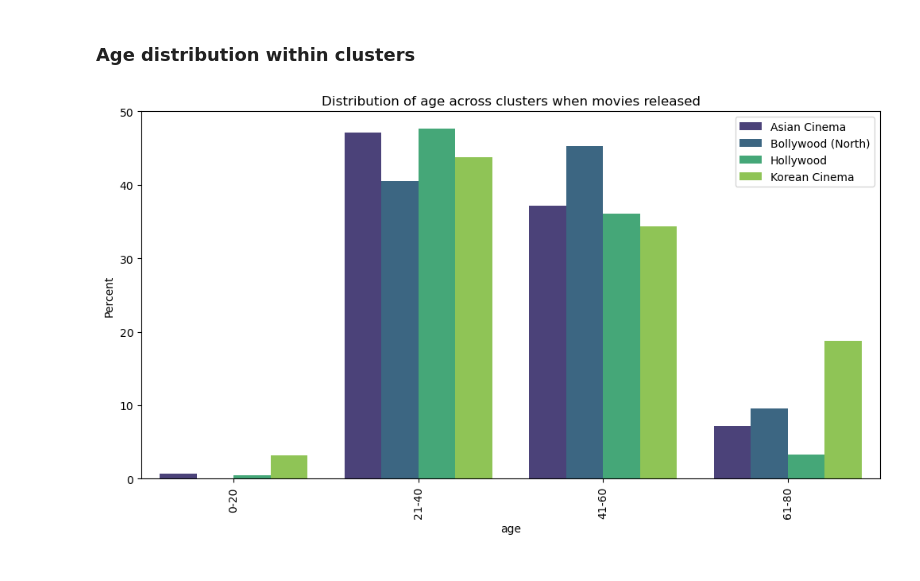
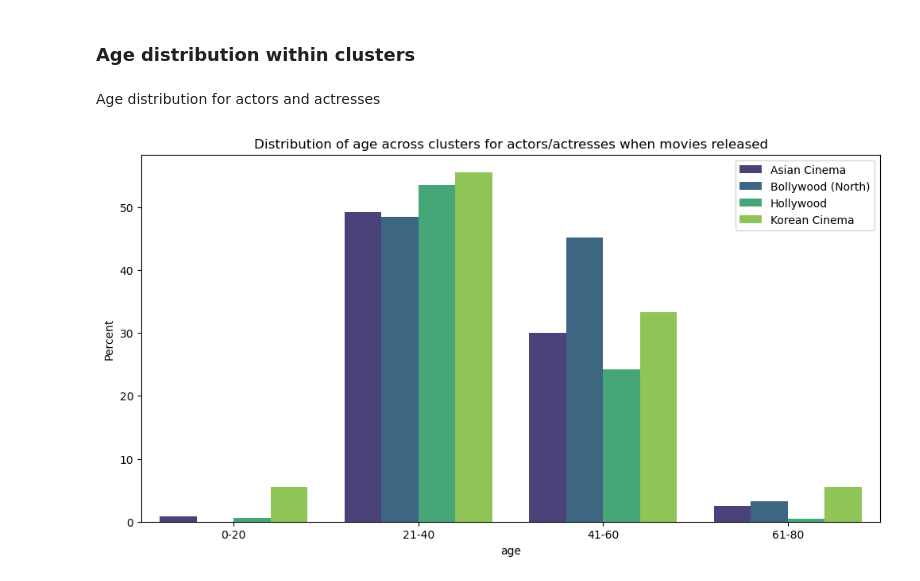
Before and after one commit to epfl-ada/ada-2022-project-tacocat, a Jupyter notebook: src/cluster.ipynb, the cells around one changed output. Saved outputs shown, nothing was run; the diff lists cells and outputs as text; code cells hidden in the pictures.

Commit message:
age for actors/actresses

```diff
--- a/src/cluster.ipynb
+++ b/src/cluster.ipynb
@@ -382,8 +382,9 @@ plt.show()
 [figure]
 # %% [markdown]
 ### Age distribution within clusters
+# %% [markdown]
+Age distribution for actors and actresses
 # %%
-
 def get_age_distribution(cluster, movies):
 	'''for each person in cluster, for each title in known_for_titles, get the age of the person when the movie was released'''
 	cluster_movies = pd.DataFrame()
@@ -392,8 +393,9 @@ def get_age_distribution(cluster, movies):
 		p = cluster.loc[person]
 		#drop if no known_for_titles
 		titles = p['known_for_titles']
+		prof = p['primary_profession']
 		#check if list contains float
-		if isinstance(titles, float):
+		if isinstance(titles, float) or isinstance(prof, float) or not ('actor' in p.primary_profession or 'actress' in p.primary_profession):
 			continue
 		for title in titles:
 			# get movie relase_date where title_id_imdb == title
@@ -426,34 +428,35 @@ cluster1_age_d['Cluster'] = CLUSTER1_NAME
 cluster2_age_d['Cluster'] = CLUSTER2_NAME
 cluster3_age_d['Cluster'] = CLUSTER3_NAME
 cluster4_age_d['Cluster'] = CLUSTER4_NAME
 cluster5_age_d['Cluster'] = CLUSTER5_NAME
 
 # plot distribution values in descending order of total percentenage across both outliers and clusters
 data = pd.concat([cluster1_age_d, cluster2_age_d, cluster3_age_d, cluster4_age_d]).sort_values(by='Percent', ascending=True)
+
 agg = data.groupby(['age']).sum().sort_values(by=['Percent'], ascending=True)
 agg.drop(agg[agg['Percent'] < 3].index, inplace=True)
 data = data[data['age'].isin(agg.index)]
 data.sort_values(by=['Cluster', 'Percent'], ascending=[True, True], inplace=True)
 
 #aggreagte data such that there is 4 category of ages: 0-20, 21-40, 41-60, 61-80 , add percentage of each category to each cluster
 data['age'] = pd.cut(data['age'], bins=[0, 20, 40, 60, 80], labels=['0-20', '21-40', '41-60', '61-80'])
 data = data.groupby(['age', 'Cluster']).sum().reset_index()
 sns.barplot(data=data, x='age', y='Percent', hue='Cluster', palette=PALETTE)
 #make line plot
 ax = plt.gca()
 handles, labels = ax.get_legend_handles_labels()
 ax.legend(handles=handles, labels=labels)
 plt.legend(loc='upper right')
 
 ax.figure.set_size_inches(12, 6)
 
 
 
-plt.title("Distribution of age across clusters when movies released")
-plt.xticks(rotation=90)
+plt.title("Distribution of age across clusters for actors/actresses when movies released")
 
-plt.savefig(RESULTS_PATH + 'clusters_distribution_age.png', bbox_inches='tight', dpi=500)
+
+plt.savefig(RESULTS_PATH + 'clusters_distribution_age_actor_actress.png', bbox_inches='tight', dpi=500)
 
 plt.show()
 # %% [output]
-[figure, old version]
+[figure, new version]
```
Also changed, not shown: 1 other file.
